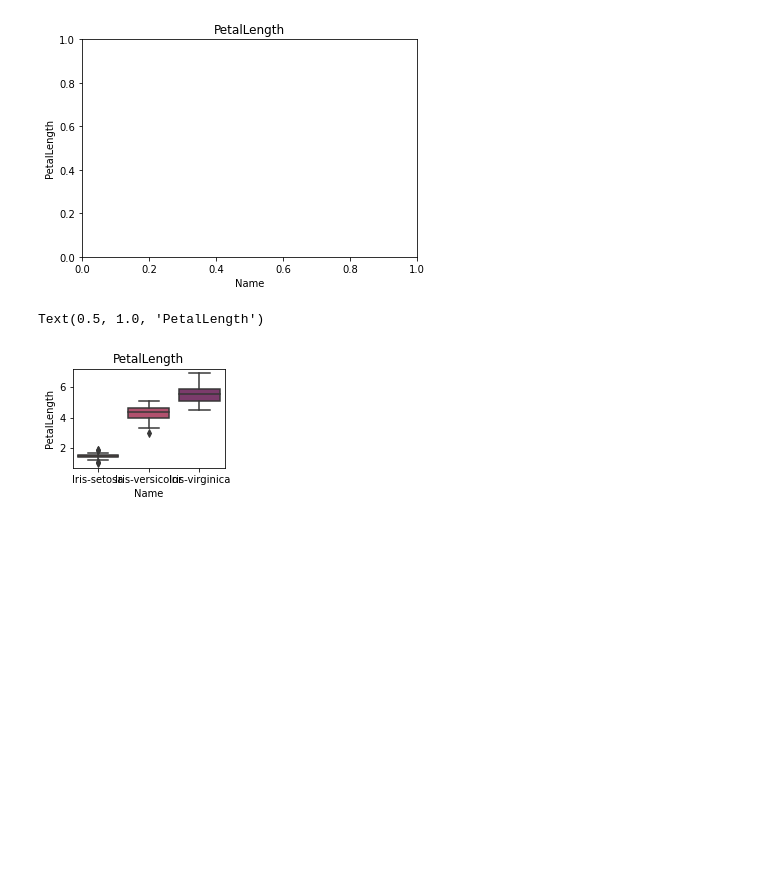
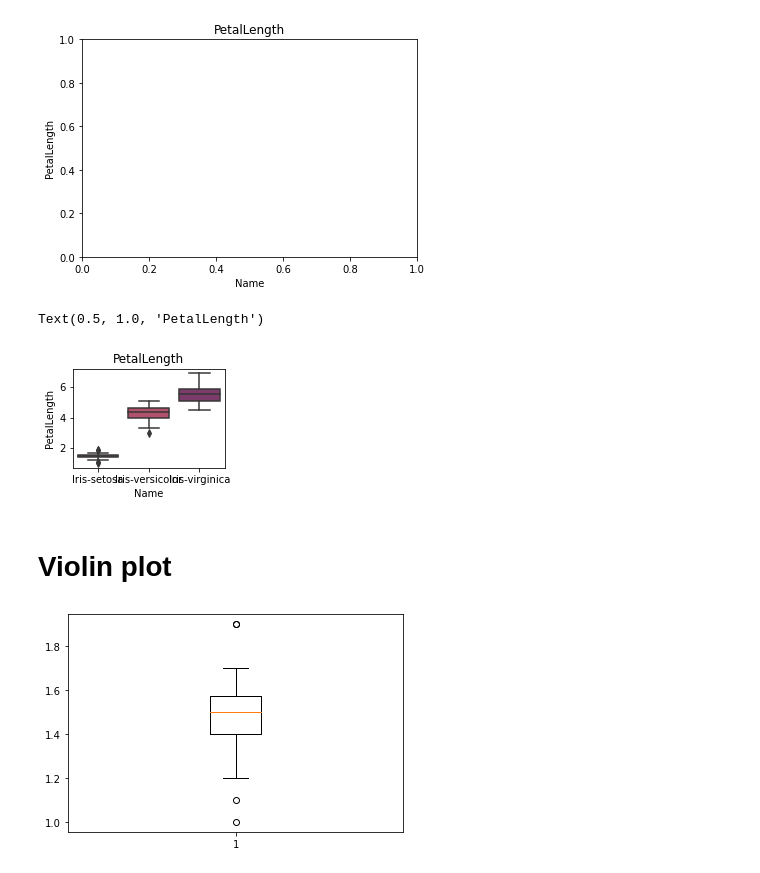
Before and after one commit to naruemonssp/data_viz_2022, a Jupyter notebook: DataViz02_Data_Distribution_.ipynb, the cells around one changed output. Cells and saved outputs as stored; diff of their text form; code cells hidden in the pictures; blank space fills up the shorter version.

```diff
--- a/DataViz02_Data_Distribution_.ipynb
+++ b/DataViz02_Data_Distribution_.ipynb
@@ -362,3 +362,9 @@ plt.title('PetalLength') #กำหนอชื่อตารางเป็น
 # %% [output]
 Text(0.5, 1.0, 'PetalLength')
 [figure]
+# %% [markdown]
+# Violin plot
+# %%
+bb = plt.boxplot(df['PetalLength'][:50])
+# %% [output]
+[figure, added]
```
Also changed, not shown: parts of 6 cells of this notebook.
